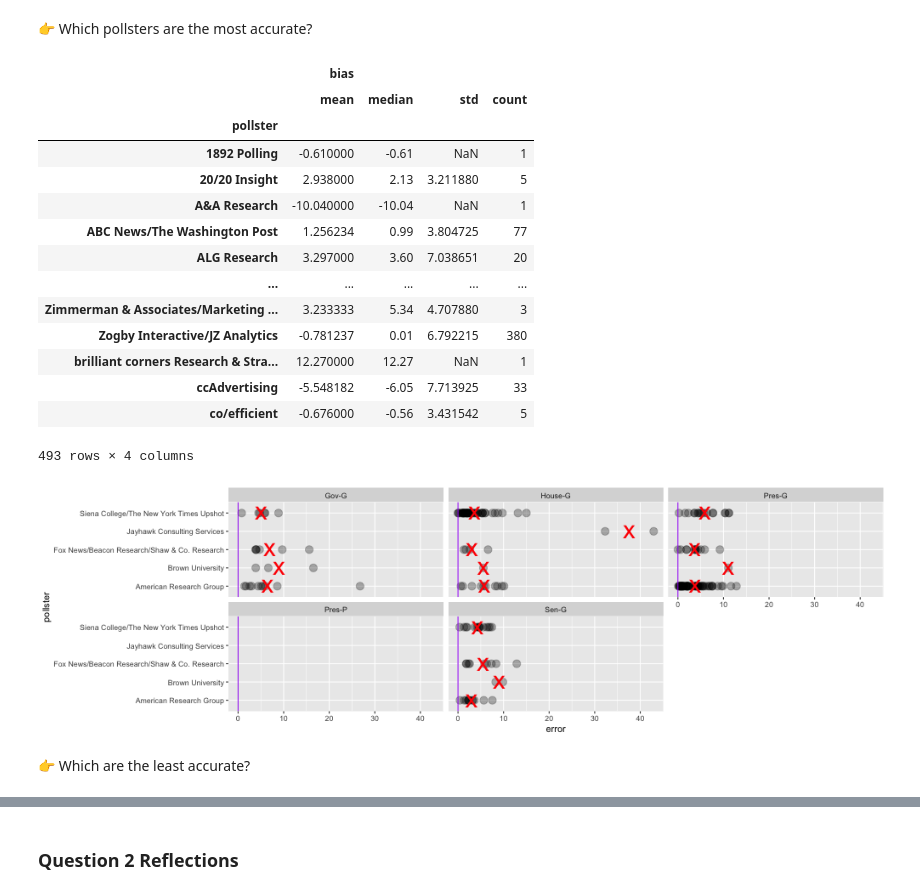
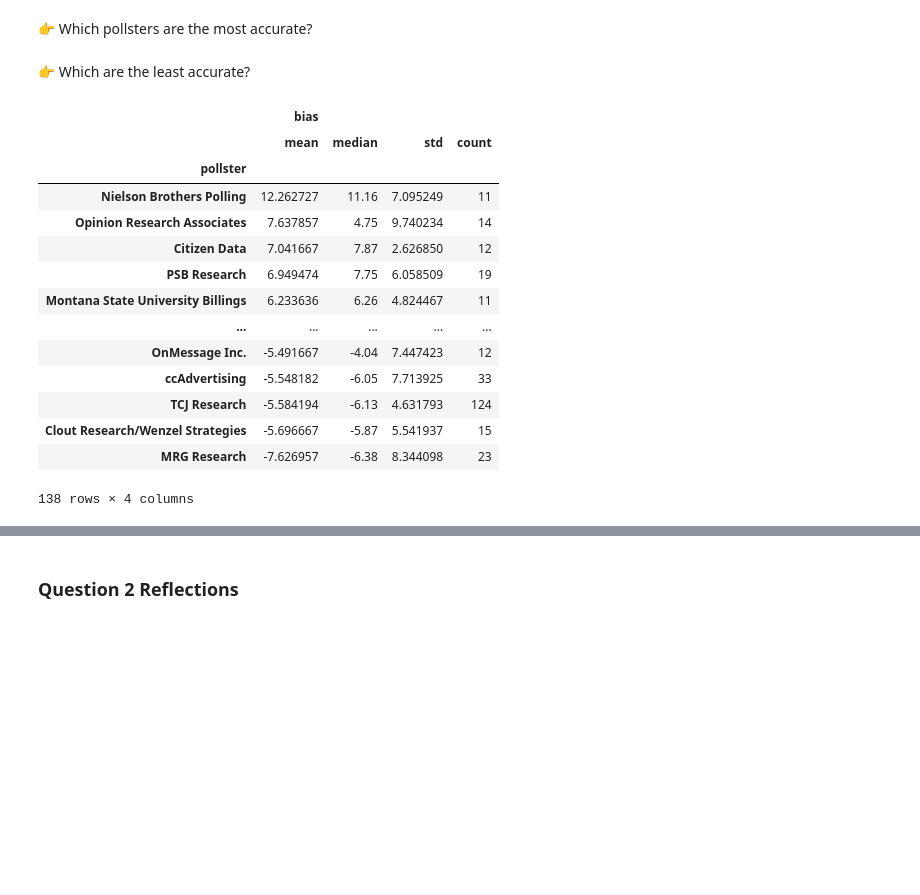
Before and after one commit to data4news-students/polling-exploration-ahan-and-kelly, a Jupyter notebook: notebook-3.ipynb, the cells around one changed output, grey strips where cells are left out. Saved outputs shown, nothing was run; the diff lists cells and outputs as text; code cells hidden in the pictures; blank space fills up the shorter version.

```diff
--- a/notebook-3.ipynb
+++ b/notebook-3.ipynb
@@ -338,51 +367,4 @@ The American Research Group polls have skewed Democrat in every presidential ele
 # %% [markdown]
 👉 Which pollsters are the most accurate?
-# %%
-df.groupby("pollster").agg({"bias": ["mean", "median", "std", "count"]})
-# %% [output]
-|  | bias |  |  |  |
-|  | mean | median | std | count |
-| pollster |  |  |  |  |
-| 1892 Polling | -0.610000 | -0.61 | NaN | 1 |
-| 20/20 Insight | 2.938000 | 2.13 | 3.211880 | 5 |
-| A&A Research | -10.040000 | -10.04 | NaN | 1 |
-| ABC News/The Washington Post | 1.256234 | 0.99 | 3.804725 | 77 |
-| ALG Research | 3.297000 | 3.60 | 7.038651 | 20 |
-| ... | ... | ... | ... | ... |
-| Zimmerman & Associates/Marketing ... | 3.233333 | 5.34 | 4.707880 | 3 |
-| Zogby Interactive/JZ Analytics | -0.781237 | 0.01 | 6.792215 | 380 |
-| brilliant corners Research & Stra... | 12.270000 | 12.27 | NaN | 1 |
-| ccAdvertising | -5.548182 | -6.05 | 7.713925 | 33 |
-| co/efficient | -0.676000 | -0.56 | 3.431542 | 5 |
-493 rows × 4 columns
-# %%
-%%R -w 1000 -h 300
-# taking from what we looked at in class
-# the idea is to create a methodlogy and explain it
-
-# SAME THING IN R
-pollsters_i_want <- c('Siena College/The New York Times Upshot',
-                      'Jayhawk Consulting Services',
-                      'Brown University',
-                      'Fox News/Beacon Research/Shaw & Co. Research',
-                      'American Research Group')
-
-# Filter to just these pollsters
-# Mutate to create a new variable (error = absolute value of bias)
-pollster_df <- df %>%
-    filter(pollster %in% pollsters_i_want) %>%
-    mutate(error = abs(bias))
-
-# plot (remember, this is excluding year, that's a methodological choice...
-#       and maybe not a great one)
-ggplot(pollster_df) +
-    aes(x=error, y=pollster) +
-    geom_point(size=4, alpha=.3) +
-    stat_summary(fun.y=mean, geom="point", shape='x',
-                 size=10, color="red", alpha=1) +
-    geom_vline(aes(xintercept=0), color="purple") +
-    facet_wrap(~type_simple)
-# %% [output]
-[figure, removed]
 # %% [markdown]
 👉 Which are the least accurate?
@@ -388,0 +376,18 @@ ggplot(pollster_df) +
+# %%
+biases
+# %% [output]
+|  | bias |  |  |  |
+|  | mean | median | std | count |
+| pollster |  |  |  |  |
+| Nielson Brothers Polling | 12.262727 | 11.16 | 7.095249 | 11 |
+| Opinion Research Associates | 7.637857 | 4.75 | 9.740234 | 14 |
+| Citizen Data | 7.041667 | 7.87 | 2.626850 | 12 |
+| PSB Research | 6.949474 | 7.75 | 6.058509 | 19 |
+| Montana State University Billings | 6.233636 | 6.26 | 4.824467 | 11 |
+| ... | ... | ... | ... | ... |
+| OnMessage Inc. | -5.491667 | -4.04 | 7.447423 | 12 |
+| ccAdvertising | -5.548182 | -6.05 | 7.713925 | 33 |
+| TCJ Research | -5.584194 | -6.13 | 4.631793 | 124 |
+| Clout Research/Wenzel Strategies | -5.696667 | -5.87 | 5.541937 | 15 |
+| MRG Research | -7.626957 | -6.38 | 8.344098 | 23 |
+138 rows × 4 columns
```
Also changed, not shown: parts of 9 cells of this notebook.
